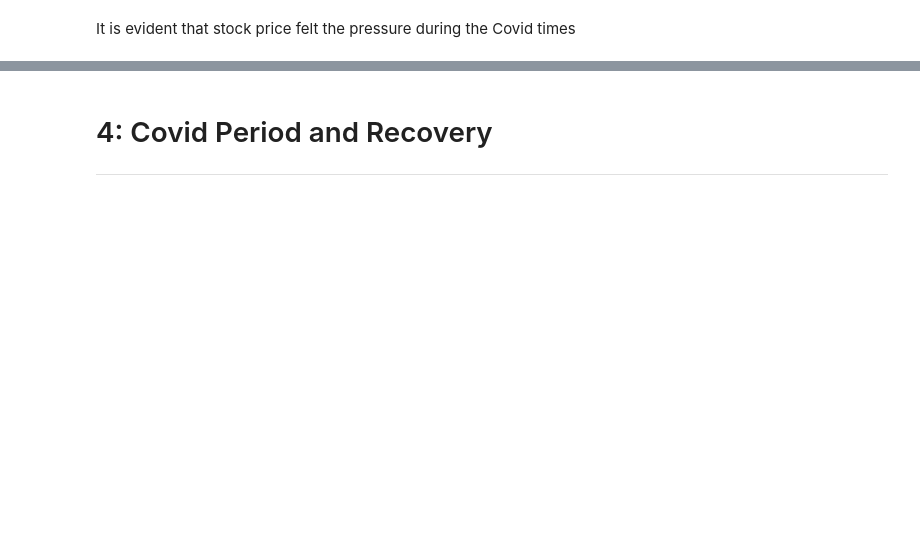
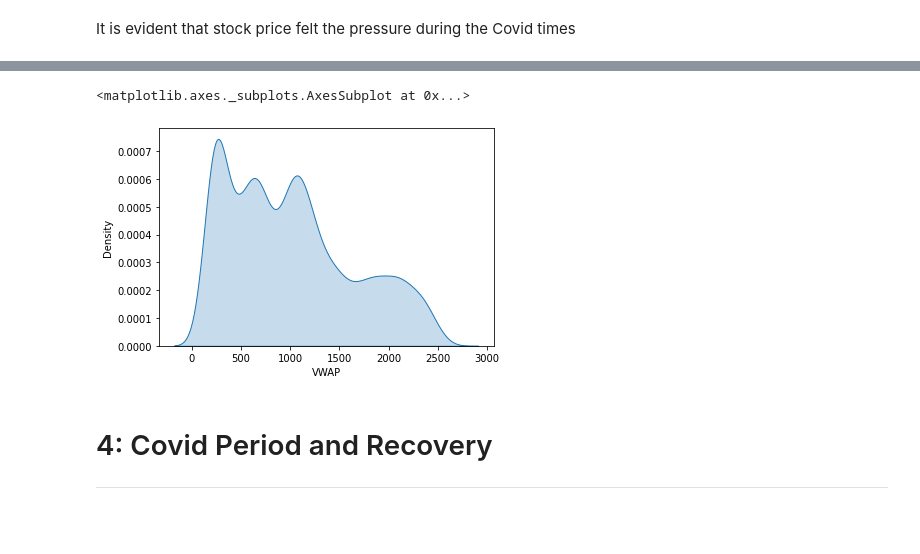
Before and after one commit to hargurjeet/MachineLearning, a Jupyter notebook: Nifty_50_Time_Series_Forecasting.ipynb, the cells around one changed output, grey strips where cells are left out. Saved outputs shown, nothing was run; the diff lists cells and outputs as text; code cells hidden in the pictures; blank space fills up the shorter version.

```diff
--- a/Nifty_50_Time_Series_Forecasting.ipynb
+++ b/Nifty_50_Time_Series_Forecasting.ipynb
@@ -258,0 +270,17 @@ It is evident that stock price felt the pressure during the Covid times
+# %%
+df.reset_index(drop=True, inplace=True)
+numbers = df.High
+
+window_size = 200
+
+i = 0
+moving_averages = []
+while i < len(numbers) - window_size + 1:
+    this_window = numbers[i : i + window_size]
+
+
+    window_average = sum(this_window) / window_size
+    moving_averages.append(window_average)
+    i += 1
+
+print(moving_averages)
@@ -258,0 +289,3 @@ It is evident that stock price felt the pressure during the Covid times
+# %%
+series = pd.Series(moving_averages, name="200MA")
+df = pd.concat([df, series], axis=1)
@@ -259,3 +301,8 @@ It is evident that stock price felt the pressure during the Covid times
+# %%
+sns.kdeplot(df['VWAP'],shade=True)
+# %% [output]
+<matplotlib.axes._subplots.AxesSubplot at 0x...>
+[figure, added]
 # %% [markdown]
 # 4: Covid Period and Recovery <a name="4"></a>
 
```
Also changed, not shown: parts of 11 cells of this notebook.
